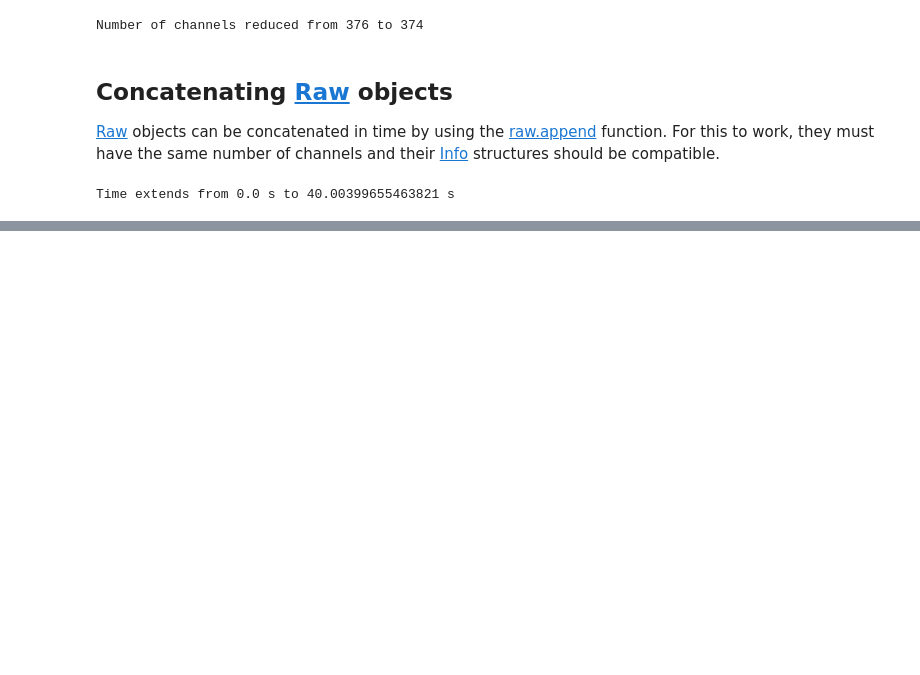
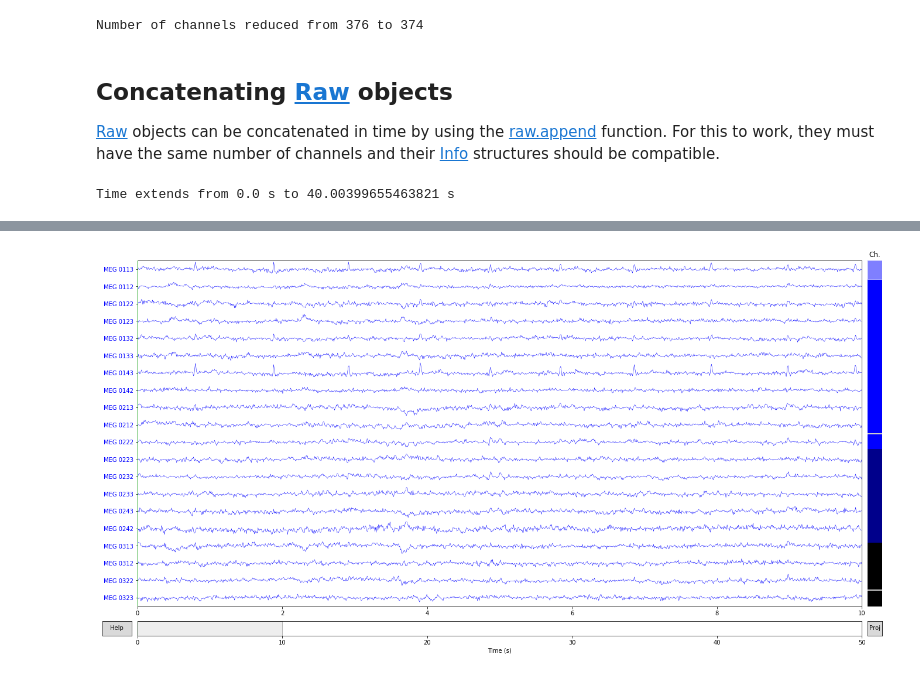
Before and after one commit to jasmainak/mne-workshop-brown, a Jupyter notebook: content/raw_to_evoked/raw.ipynb, the cells around one changed output, grey strips where cells are left out. Saved outputs shown, nothing was run; the diff lists cells and outputs as text; code cells hidden in the pictures; blank space fills up the shorter version.

Commit message:
Add some visualizing scripts + exercises

```diff
--- a/content/raw_to_evoked/raw.ipynb
+++ b/content/raw_to_evoked/raw.ipynb
@@ -151,0 +163,4 @@ Time extends from 0.0 s to 40.00399655463821 s
+# %%
+raw.plot(block=True, lowpass=40);
+# %% [output]
+[figure, added]
```
Also changed, not shown: parts of 8 cells of this notebook, 4 other files.
